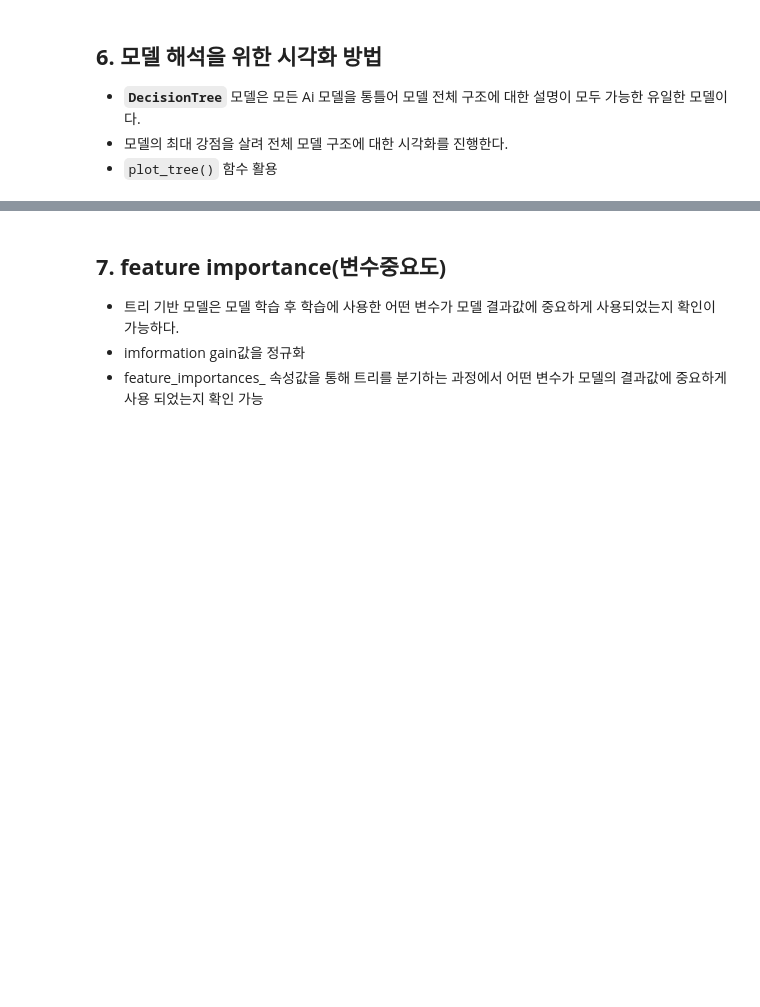
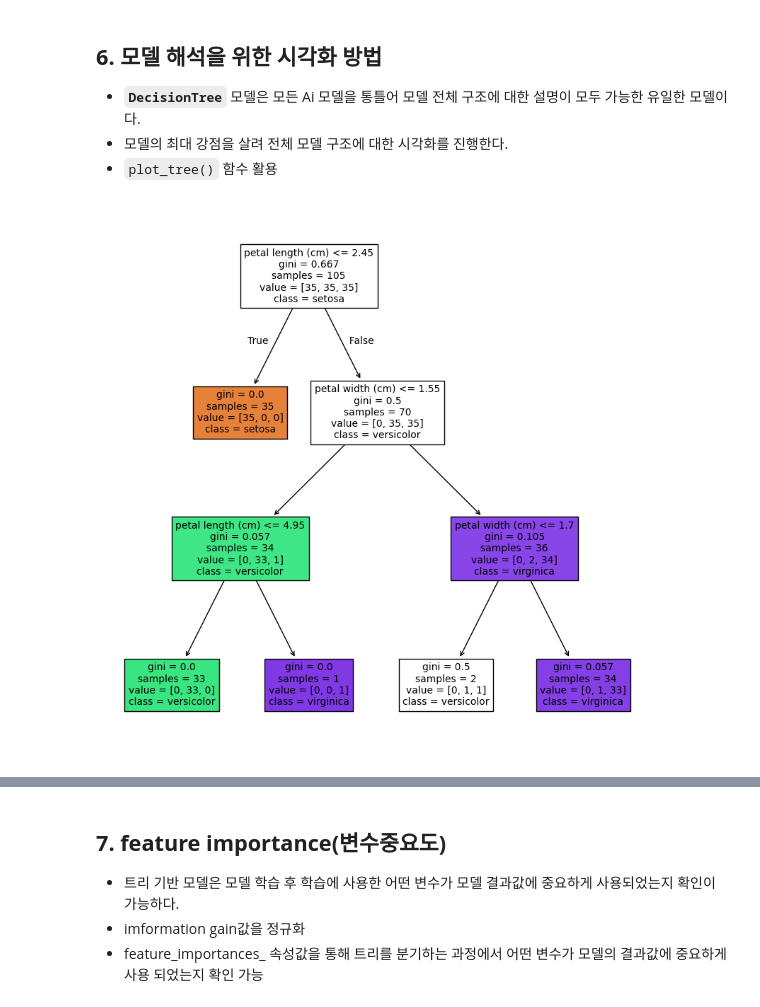
Before and after one commit to RFATS/TreeBasedModel_and_DNN, a Jupyter notebook: 01_ML_DecisionTree.ipynb, the cells around one changed output, grey strips where cells are left out. Cells and saved outputs as stored; diff of their text form; code cells hidden in the pictures; blank space fills up the shorter version.

```diff
--- a/01_ML_DecisionTree.ipynb
+++ b/01_ML_DecisionTree.ipynb
@@ -79,0 +82,5 @@ $1 - ({3 \over 3+4})0 - ({4 \over 3+4})0 = 1$
+# %%
+# 타겟데이터 분리
+y = df['target']
+X = df.drop('target', axis=1)
+X.head()
@@ -79,0 +94,6 @@ $1 - ({3 \over 3+4})0 - ({4 \over 3+4})0 = 1$
+# %%
+# 학습데이터 분할
+from sklearn.model_selection import train_test_split
+X_train, X_test, y_train, y_test = train_test_split(X, y, test_size=0.3, random_state=42, stratify=y)
+# 기본값은 0.75 : 0.25
+X_train.shape, X_test.shape
@@ -82,4 +105,6 @@ $1 - ({3 \over 3+4})0 - ({4 \over 3+4})0 = 1$
 # %%
 # 모델 생성
+dtc = DecisionTreeClassifier(max_depth=3, random_state=42)
 # %%
 # 모델 학습
+dtc.fit(X_train, y_train)
@@ -131,0 +174,10 @@ $${2 * precision * recall \over precision + recall}$$
+# %%
+# 모델 시각화
+from sklearn.tree import plot_tree
+plt.figure(figsize=(10, 10))
+plot_tree(dtc,
+         feature_names=iris['feature_names'],
+         class_names=iris['target_names'],
+         filled=True);
+# %% [output]
+[figure, added]
```
Also changed, not shown: parts of 32 cells of this notebook, 5 other files.
